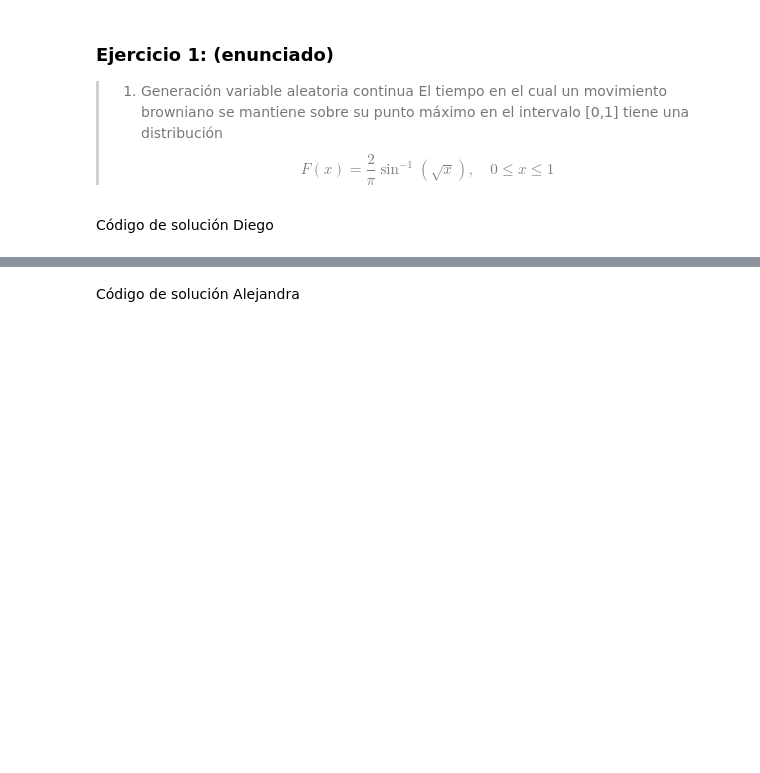
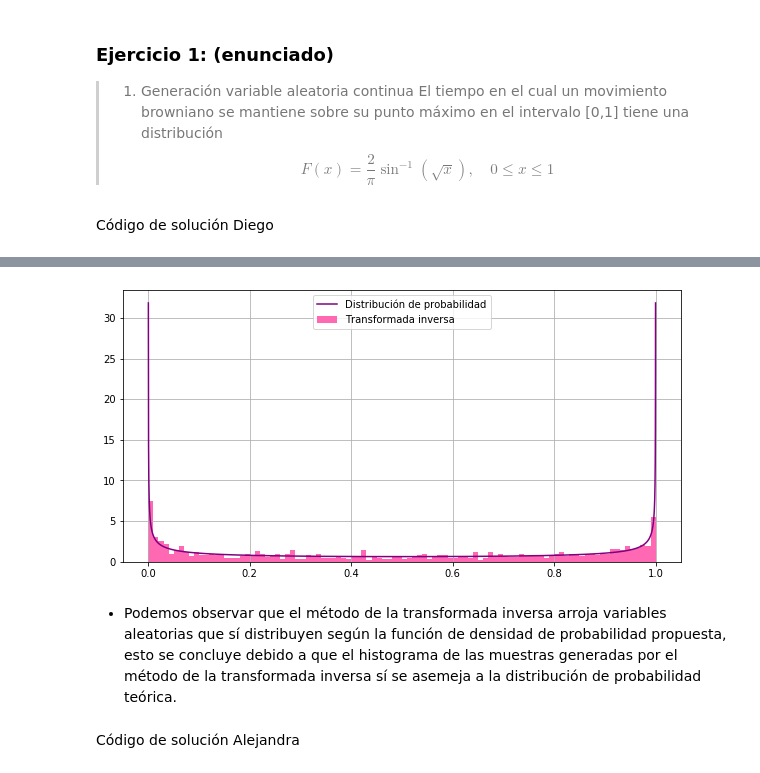
Before and after one commit to diegolazareno/Tarea5_DALopez_ARico, a Jupyter notebook: Tarea5_DALopez_ARico.ipynb, the cells around one changed output, grey strips where cells are left out. Saved outputs shown, nothing was run; the diff lists cells and outputs as text; code cells hidden in the pictures; blank space fills up the shorter version.

```diff
--- a/Tarea5_DALopez_ARico.ipynb
+++ b/Tarea5_DALopez_ARico.ipynb
@@ -56,2 +82,26 @@ Código de solución Diego
+# %%
+# Código de solución estudiante 1
+def brownianMotion(N : "Número de muestras a generar"):
+    # Variable aleatoria uniforme entre 0 y 1
+    U = np.random.random(size = N)
+    # Muestras generadas con el método de la transformada inversa
+    x = np.sin(np.pi / 2 * U) ** 2
+
+    # Distribución de probabilidad teórica (PDF)
+    interval = np.arange(0, 1, 0.0001)
+    f_x = 1 / (np.pi * np.sqrt((1 - interval) * interval))
+
+    # Visualización
+    plt.figure(figsize = (10, 5))
+    plt.hist(x, density = True, bins = 100, label = "Transformada inversa", color = "hotpink")
+    plt.plot(interval, f_x, label = "Distribución de probabilidad", c = "purple")
+    plt.legend(loc = "best")
+    plt.grid();
+# %%
+brownianMotion(1000)
+# %% [output]
+[figure, added]
+# %% [markdown]
++ Podemos observar que el método de la transformada inversa arroja variables aleatorias que sí distribuyen según la función de densidad de probabilidad propuesta, esto se concluye debido a que el histograma de las muestras generadas por el método de la transformada inversa sí se asemeja a la distribución de probabilidad teórica.
 # %% [markdown]
 Código de solución Alejandra
```
Also changed, not shown: parts of 9 cells of this notebook.
